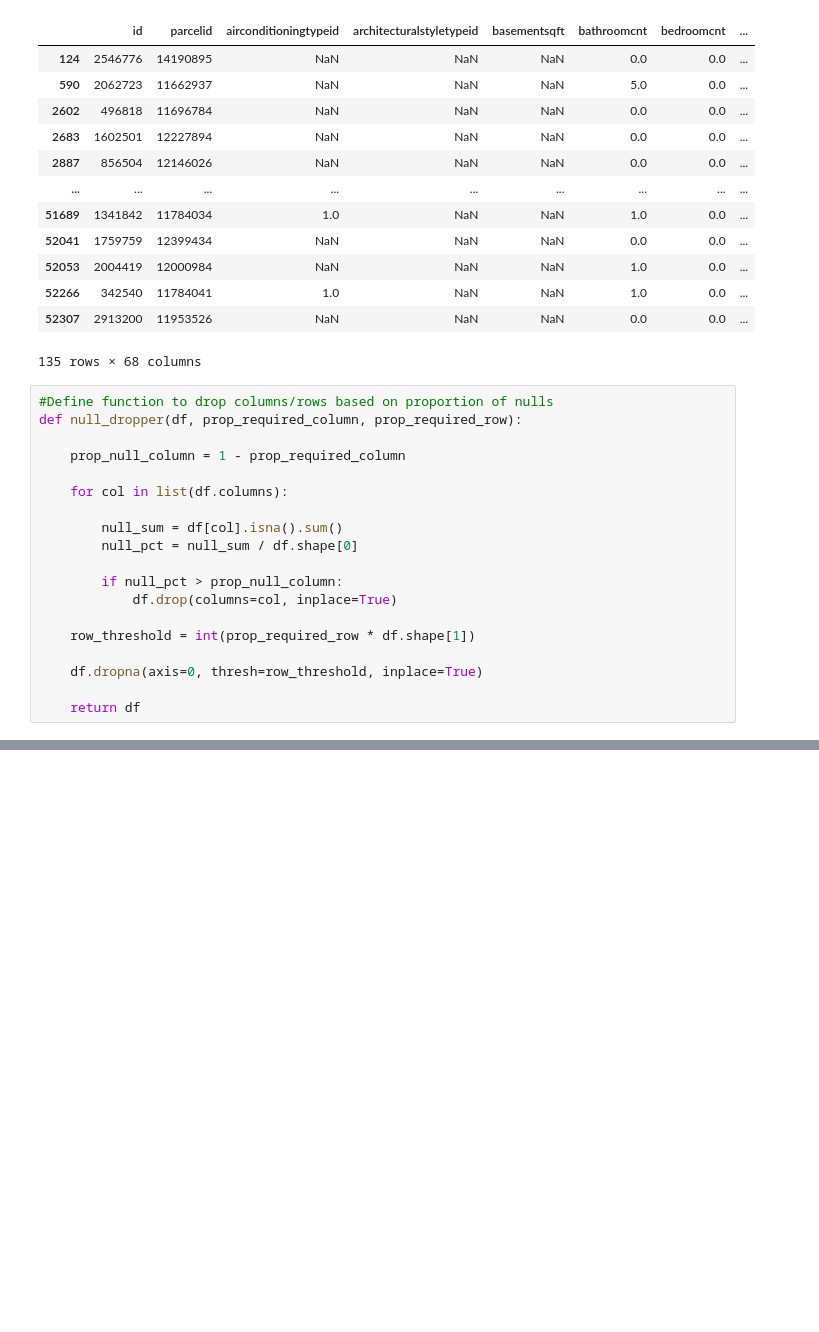
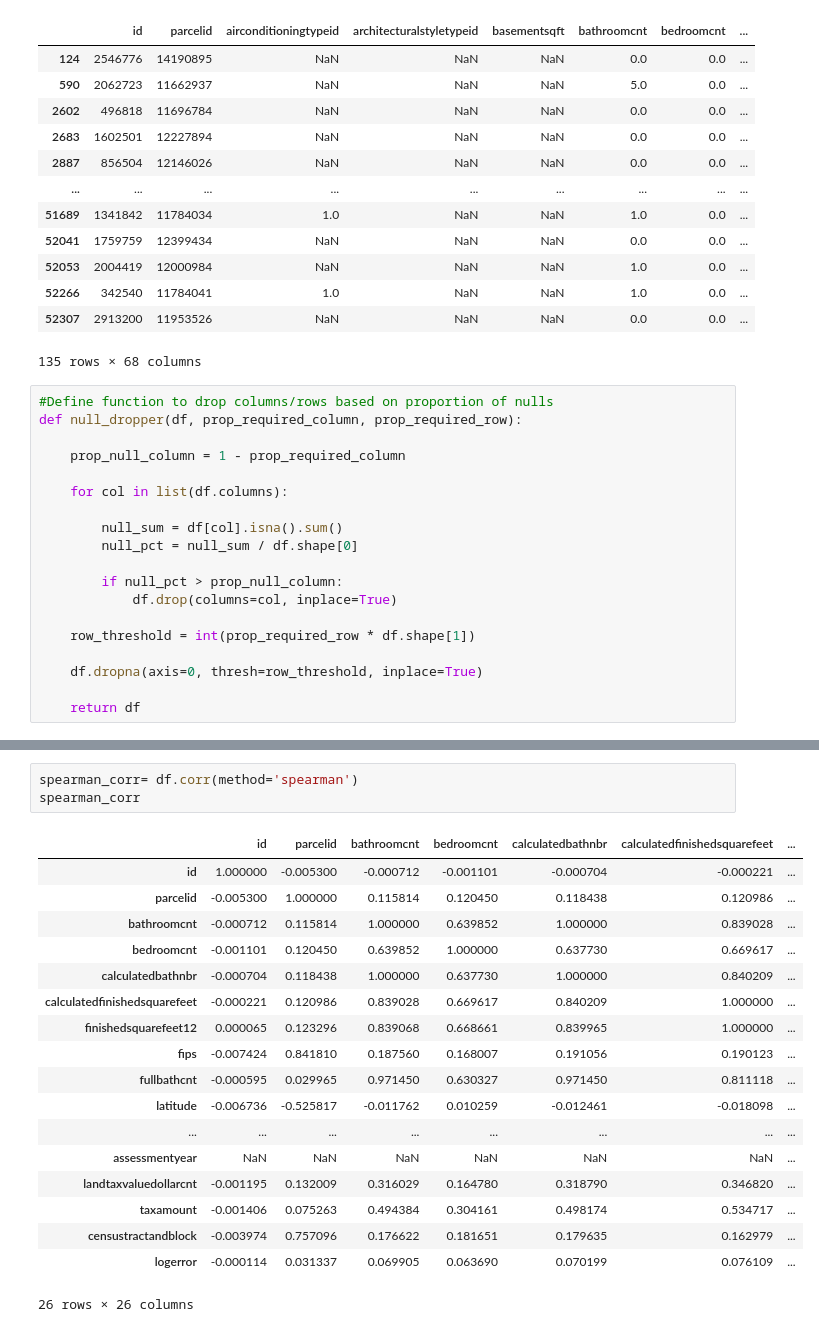
Before and after one commit to raedownen/clustering-exercises, a Jupyter notebook: wrangle_zillow.ipynb, the cells around one changed output, grey strips where cells are left out. Cells and saved outputs as stored; diff of their text form; blank space fills up the shorter version.

```diff
--- a/wrangle_zillow.ipynb
+++ b/wrangle_zillow.ipynb
@@ -245,0 +289,22 @@ clean_df.to_csv('zillow.csv')
+# %%
+spearman_corr= df.corr(method='spearman')
+spearman_corr
+# %% [output]
+|  | id | parcelid | bathroomcnt | bedroomcnt | calculatedbathnbr | calculatedfinishedsquarefeet | ... |
+| id | 1.000000 | -0.005300 | -0.000712 | -0.001101 | -0.000704 | -0.000221 | ... |
+| parcelid | -0.005300 | 1.000000 | 0.115814 | 0.120450 | 0.118438 | 0.120986 | ... |
+| bathroomcnt | -0.000712 | 0.115814 | 1.000000 | 0.639852 | 1.000000 | 0.839028 | ... |
+| bedroomcnt | -0.001101 | 0.120450 | 0.639852 | 1.000000 | 0.637730 | 0.669617 | ... |
+| calculatedbathnbr | -0.000704 | 0.118438 | 1.000000 | 0.637730 | 1.000000 | 0.840209 | ... |
+| calculatedfinishedsquarefeet | -0.000221 | 0.120986 | 0.839028 | 0.669617 | 0.840209 | 1.000000 | ... |
+| finishedsquarefeet12 | 0.000065 | 0.123296 | 0.839068 | 0.668661 | 0.839965 | 1.000000 | ... |
+| fips | -0.007424 | 0.841810 | 0.187560 | 0.168007 | 0.191056 | 0.190123 | ... |
+| fullbathcnt | -0.000595 | 0.029965 | 0.971450 | 0.630327 | 0.971450 | 0.811118 | ... |
+| latitude | -0.006736 | -0.525817 | -0.011762 | 0.010259 | -0.012461 | -0.018098 | ... |
+| ... | ... | ... | ... | ... | ... | ... | ... |
+| assessmentyear | NaN | NaN | NaN | NaN | NaN | NaN | ... |
+| landtaxvaluedollarcnt | -0.001195 | 0.132009 | 0.316029 | 0.164780 | 0.318790 | 0.346820 | ... |
+| taxamount | -0.001406 | 0.075263 | 0.494384 | 0.304161 | 0.498174 | 0.534717 | ... |
+| censustractandblock | -0.003974 | 0.757096 | 0.176622 | 0.181651 | 0.179635 | 0.162979 | ... |
+| logerror | -0.000114 | 0.031337 | 0.069905 | 0.063690 | 0.070199 | 0.076109 | ... |
+26 rows × 26 columns
```
Also changed, not shown: parts of 22 cells of this notebook, 3 other files.
